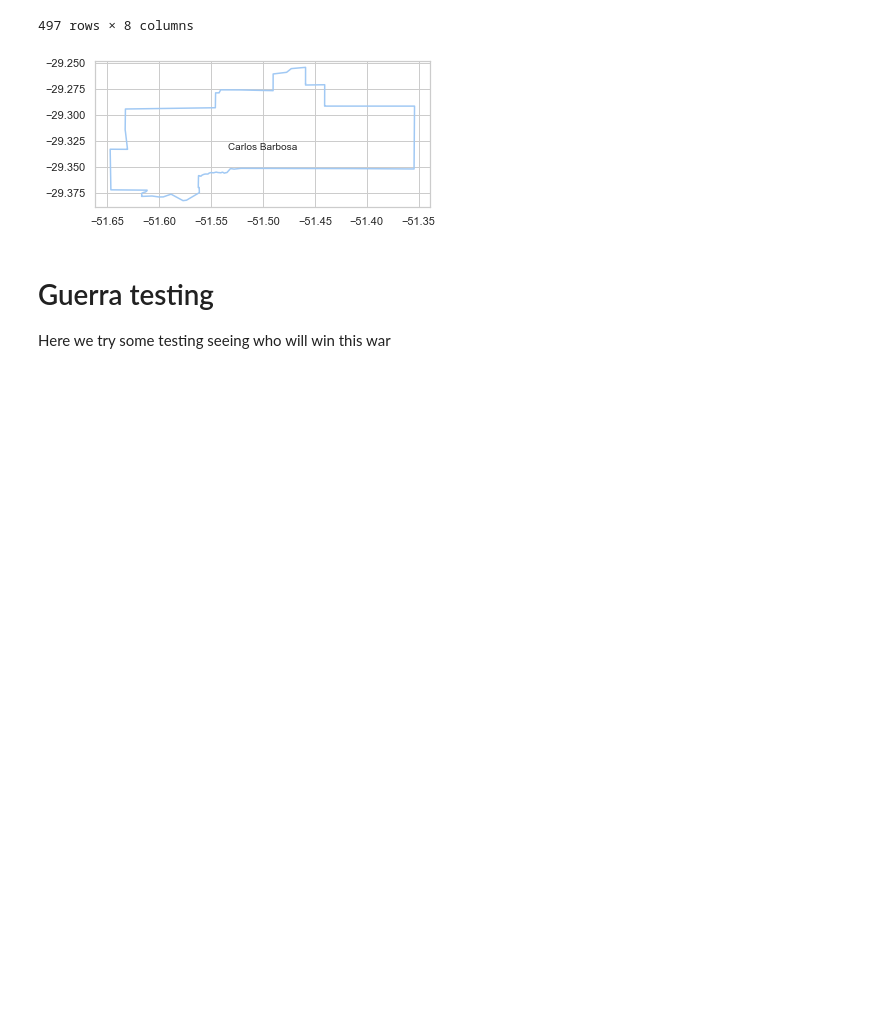
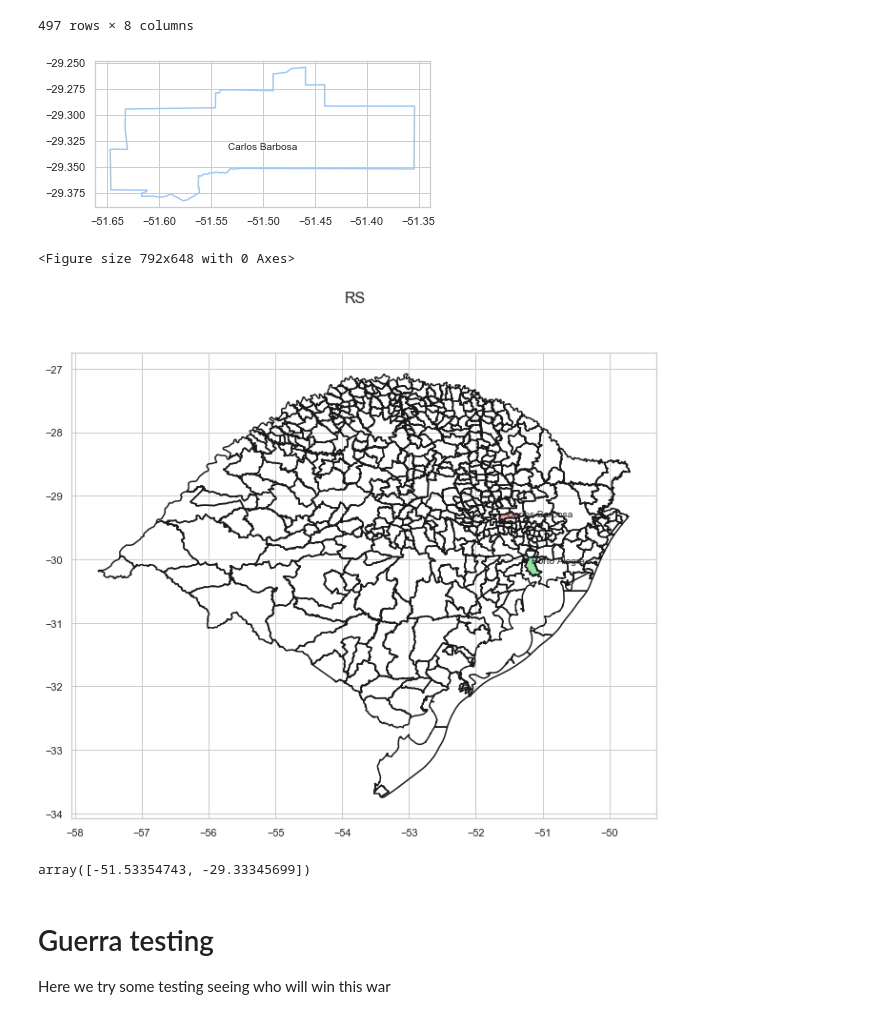
Before and after one commit to rafaeelaudibert/GuerraMundialRS, a Jupyter notebook: GuerraRS.ipynb, the cells around one changed output. Cells and saved outputs as stored; diff of their text form; code cells hidden in the pictures; blank space fills up the shorter version.

```diff
--- a/GuerraRS.ipynb
+++ b/GuerraRS.ipynb
@@ -52,22 +59,19 @@ We have some function to compute data for each city, such as their XY coordinate
 # %%
-def get_city_coordinates(sf, city_name):
+def get_city_coordinates(df, city_name):
     """
     From a city_name, return its XY coordinates
     """
     # Fetch the shape coordinates
-    shape = sf.shape(df[df.nome == city_name].index.to_numpy()[0])
-    x_lon = [point[0] for point in shape.points]
-    y_lat = [point[1] for point in shape.points]
+    shape = df[df.nome == city_name].coords.to_numpy()[0]
+    x_lon = [point[0] for point in shape]
+    y_lat = [point[1] for point in shape]
 
     return x_lon, y_lat
 # %%
-def get_city_centre(sf, city_name):
+def get_city_centre(df, city_name):
     """
     From a city_name, return its center coordinates
     """
 
     # Fetch the shape information
-    x_lon, y_lat = get_city_coordinates(sf, city_name)
-
-    # Return the city center
-    return np.mean(x_lon), np.mean(y_lat)
+    return np.mean(get_city_coordinates(df, city_name), 1)
@@ -92,10 +125,10 @@ def plot_city(sf, city_name):
 # %% [markdown]
 And a function to plot a map, and cities, by color
 # %%
-def plot_map_fill(sf, cities, title,
-                              x_lim = None,
-                              y_lim = None,
-                              figsize = (11,9)):
+def plot_map_fill(sf, df, cities, title,
+                                  x_lim = None,
+                                  y_lim = None,
+                                  figsize = (11,9)):
     '''
     Plot map with lim coordinates, and the cities asked with their correspondent color
     '''
@@ -113,10 +146,10 @@ def plot_map_fill(sf, cities, title,
 
     # Plot the cities
     for city_name, color in cities:
-        x_lon, y_lat = get_city_coordinates(sf, city_name)
+        x_lon, y_lat = get_city_coordinates(df, city_name)
         ax.fill(x_lon, y_lat, color)
 
-        x_center, y_center = get_city_centre(sf, city_name)
+        x_center, y_center = get_city_centre(df, city_name)
         plt.text(x_center, y_center, city_name, fontsize=10)
 
     # Configure the map size
@@ -154,9 +187,14 @@ plot_city(sf, 'Carlos Barbosa')
 # %% [output]
 [figure]
 # %%
-plot_map_fill(sf, [('Carlos Barbosa', 'r'), ('Porto Alegre', 'g')], 'RS')
+plot_map_fill(sf, df, [('Carlos Barbosa', 'r'), ('Porto Alegre', 'g')], 'RS')
+# %% [output]
+<Figure size 792x648 with 0 Axes>
+[figure, added]
 # %%
-get_city_centre(sf, 'Carlos Barbosa')
+get_city_centre(df, 'Carlos Barbosa')
+# %% [output]
+array([-51.53354743, -29.33345699])
 # %% [markdown]
 # Guerra testing
 
```
Also changed, not shown: parts of 13 cells of this notebook.
